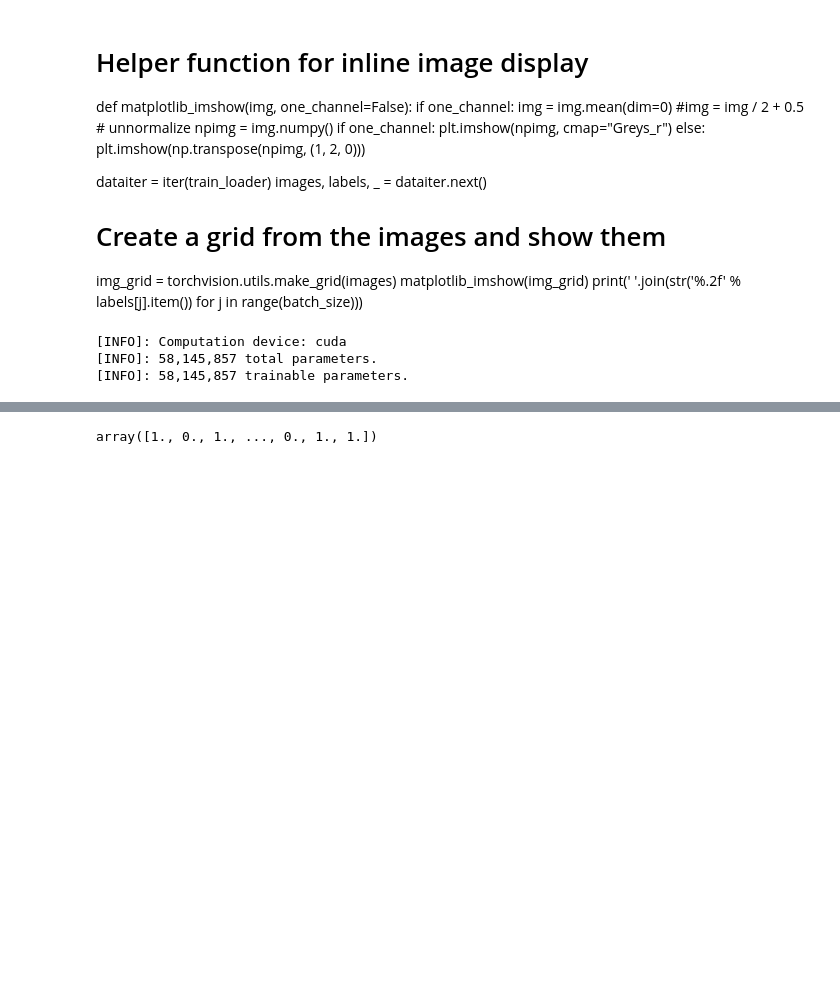
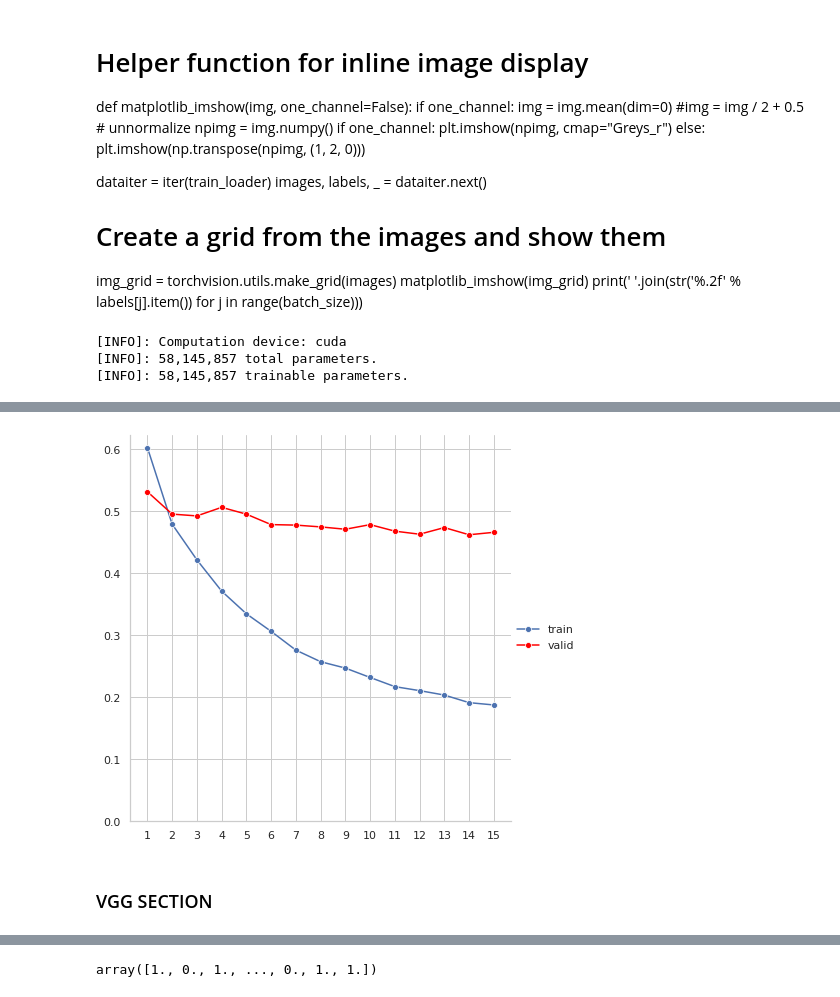
Before and after one commit to ddav118/DSC180A, a Jupyter notebook: Week5_all data.ipynb, the cells around one changed output, grey strips where cells are left out. Drawn from its saved outputs; the diff is of its cells as text; code cells hidden in the pictures; blank space fills up the shorter version.

```diff
--- a/Week5_all data.ipynb
+++ b/Week5_all data.ipynb
@@ -51,8 +51,8 @@ os.environ['KMP_DUPLICATE_LIB_OK']='True'
 !pip install https://download.pytorch.org/whl/nightly/cu117/torchvision-0.15.0.dev20221030%2Bcu117-cp39-cp39-linux_x86_64.whl
 torch.cuda.is_available(), torch.version.cuda
 # %%
-DATA_PATH = '/home/ddavilag/teams/dsc-180a---a14-[88137]/df_bnpp_datapaths.csv'
-KEY_PATH = '/home/ddavilag/teams/dsc-180a---a14-[88137]/df_bnpp_keys.csv'
+DATA_PATH = '/home/mmorocho/teams/dsc-180a---a14-[88137]/df_bnpp_datapaths.csv'
+KEY_PATH = '/home/mmorocho/teams/dsc-180a---a14-[88137]/df_bnpp_keys.csv'
 
 df_datapaths = pd.read_csv(DATA_PATH, header=None).T.merge(pd.read_csv(KEY_PATH, header=None).T, left_index=True, right_index=True)
 df_datapaths.columns = ['filepaths', 'key']
@@ -64,9 +64,9 @@ df_datapaths = df_datapaths.set_index('key')
 cols= ['unique_key', 'bnpp_value_log', 'BNP_value'
         #'BNPP_weight', 'PNA_mask', 'PNA_wight_mask', 'BNP_value', 'age_at_sampletime'
        ]
-test_df = pd.read_csv('/home/ddavilag/teams/dsc-180a---a14-[88137]/BNPP_DT_test_with_ages.csv', usecols = cols).set_index('unique_key')
-train_df = pd.read_csv('/home/ddavilag/teams/dsc-180a---a14-[88137]/BNPP_DT_train_with_ages.csv', usecols = cols).set_index('unique_key')
-val_df = pd.read_csv('/home/ddavilag/teams/dsc-180a---a14-[88137]/BNPP_DT_val_with_ages.csv', usecols = cols).set_index('unique_key')
+test_df = pd.read_csv('/home/mmorocho/teams/dsc-180a---a14-[88137]/BNPP_DT_test_with_ages.csv', usecols = cols).set_index('unique_key')
+train_df = pd.read_csv('/home/mmorocho/teams/dsc-180a---a14-[88137]/BNPP_DT_train_with_ages.csv', usecols = cols).set_index('unique_key')
+val_df = pd.read_csv('/home/mmorocho/teams/dsc-180a---a14-[88137]/BNPP_DT_val_with_ages.csv', usecols = cols).set_index('unique_key')
 print(train_df.shape, test_df.shape, val_df.shape)
 train_df['heart'] = train_df['BNP_value'].apply(lambda x: int(x > 400))
 test_df['heart'] = test_df['BNP_value'].apply(lambda x: int(x > 400))
@@ -78,9 +78,9 @@ test_df = test_df.sort_index().merge(df_datapaths, left_index=True, right_index=
 val_df = val_df.sort_index().merge(df_datapaths, left_index=True, right_index=True)
 print(train_df.shape, test_df.shape, val_df.shape)
 
-train_df['filepaths'] = train_df['filepaths'].str.replace('jmryan','ddavilag')
-test_df['filepaths'] = test_df['filepaths'].str.replace('jmryan','ddavilag')
-val_df['filepaths'] = val_df['filepaths'].str.replace('jmryan','ddavilag')
+train_df['filepaths'] = train_df['filepaths'].str.replace('jmryan','mmorocho')
+test_df['filepaths'] = test_df['filepaths'].str.replace('jmryan','mmorocho')
+val_df['filepaths'] = val_df['filepaths'].str.replace('jmryan','mmorocho')
 new_valid = pd.concat([test_df,val_df],ignore_index=False)
 train_df.shape, test_df.shape, val_df.shape,new_valid.shape
 
@@ -240,7 +247,7 @@ os.environ['NUM_GPU']='1'
 #timestamp = datetime.datetime.now().strftime('%Y%m%d_%H%M%S')
 epoch_number = 0
 
-EPOCHS = 25
+EPOCHS = 15
 #best_vloss = 1_000_000.
 
 # the scheduler
@@ -284,8 +291,11 @@ for epoch in range(EPOCHS):
 
     print('LOSS train {} valid {}'.format(avg_tloss, avg_vloss))
     #writer.add_scalars('Loss', {'train':avg_tloss,'test':avg_vloss}, epoch)
-    np.append(tlosses,avg_tloss)
-    np.append(vlosses,avg_vloss)
+#     tlosses.append(avg_tloss)
+#     vlosses.append(avg_vloss)
+    tlosses = np.append(tlosses,avg_tloss)
+    vlosses = np.append(vlosses,avg_vloss)
+    print(tlosses)
 
     epoch_number += 1
     scheduler.step(avg_vloss)
@@ -420,0 +425,15 @@ print(test_loss)
+# %%
+epochs = np.arange(1,EPOCHS+1)
+df = pd.DataFrame(data={'train loss': tlosses,'valid loss':vlosses})
+sns.set(style='whitegrid')
+g = sns.FacetGrid(df, height = 6)
+g = g.map(sns.lineplot, x=epochs,y=tlosses,marker='o', label='train')
+g = g.map(sns.lineplot, x=epochs,y=vlosses,color='red',marker='o', label='valid')
+g.set(ylim=(0, None))
+g.add_legend()
+plt.xticks(epochs)
+plt.show()
+# %% [output]
+[figure, added]
+# %% [markdown]
+### VGG SECTION
```
Also changed, not shown: parts of 27 cells of this notebook, 2 other files.
